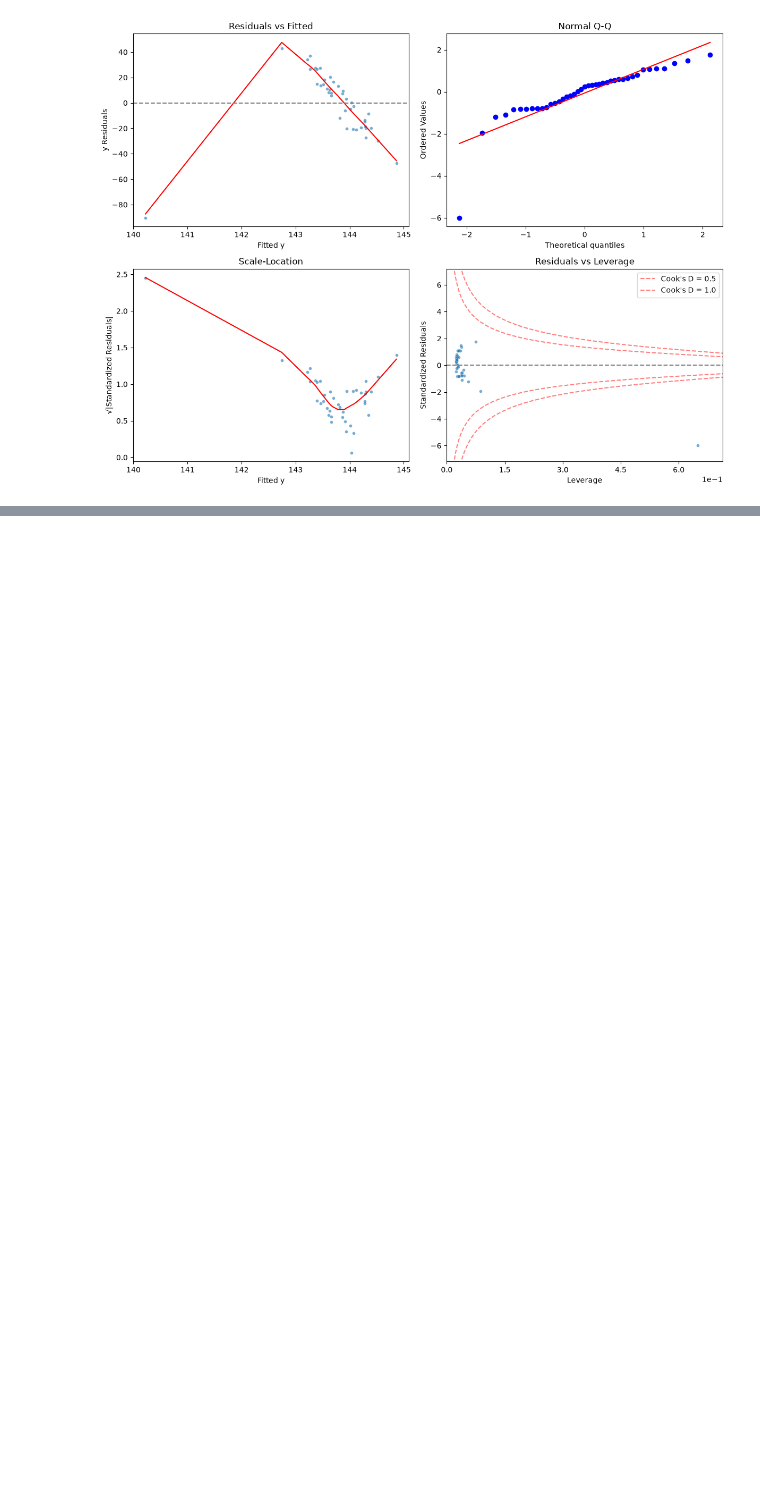
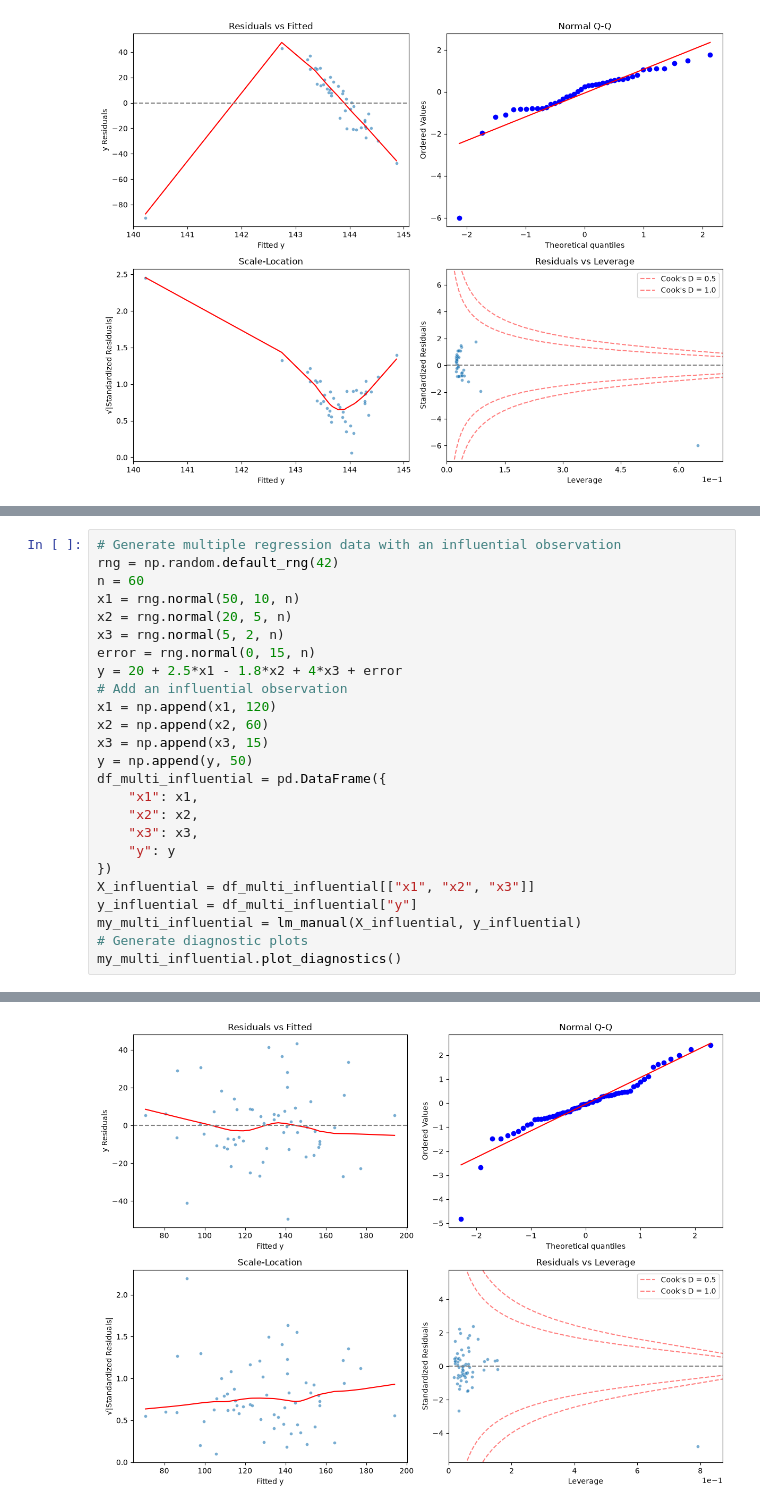
Before and after one commit to xavierland605/Python-Linear-Regression-Library, a Jupyter notebook: test.ipynb, the cells around one changed output, grey strips where cells are left out. Cells and saved outputs as stored; diff of their text form; blank space fills up the shorter version.

```diff
--- a/test.ipynb
+++ b/test.ipynb
@@ -385,0 +759,26 @@ F-statistic: 0.0308 on 1 and 39 DF, p-value: 0.8616
+# %%
+# Generate multiple regression data with an influential observation
+rng = np.random.default_rng(42)
+n = 60
+x1 = rng.normal(50, 10, n)
+x2 = rng.normal(20, 5, n)
+x3 = rng.normal(5, 2, n)
+error = rng.normal(0, 15, n)
+y = 20 + 2.5*x1 - 1.8*x2 + 4*x3 + error
+# Add an influential observation
+x1 = np.append(x1, 120)
+x2 = np.append(x2, 60)
+x3 = np.append(x3, 15)
+y = np.append(y, 50)
+df_multi_influential = pd.DataFrame({
+    "x1": x1,
+    "x2": x2,
+    "x3": x3,
+    "y": y
+})
+X_influential = df_multi_influential[["x1", "x2", "x3"]]
+y_influential = df_multi_influential["y"]
+my_multi_influential = lm_manual(X_influential, y_influential)
+# Generate diagnostic plots
+my_multi_influential.plot_diagnostics()
+# %% [output]
@@ -385,0 +804 @@ F-statistic: 0.0308 on 1 and 39 DF, p-value: 0.8616
+[figure, added]
```
Also changed, not shown: parts of 30 cells of this notebook.
